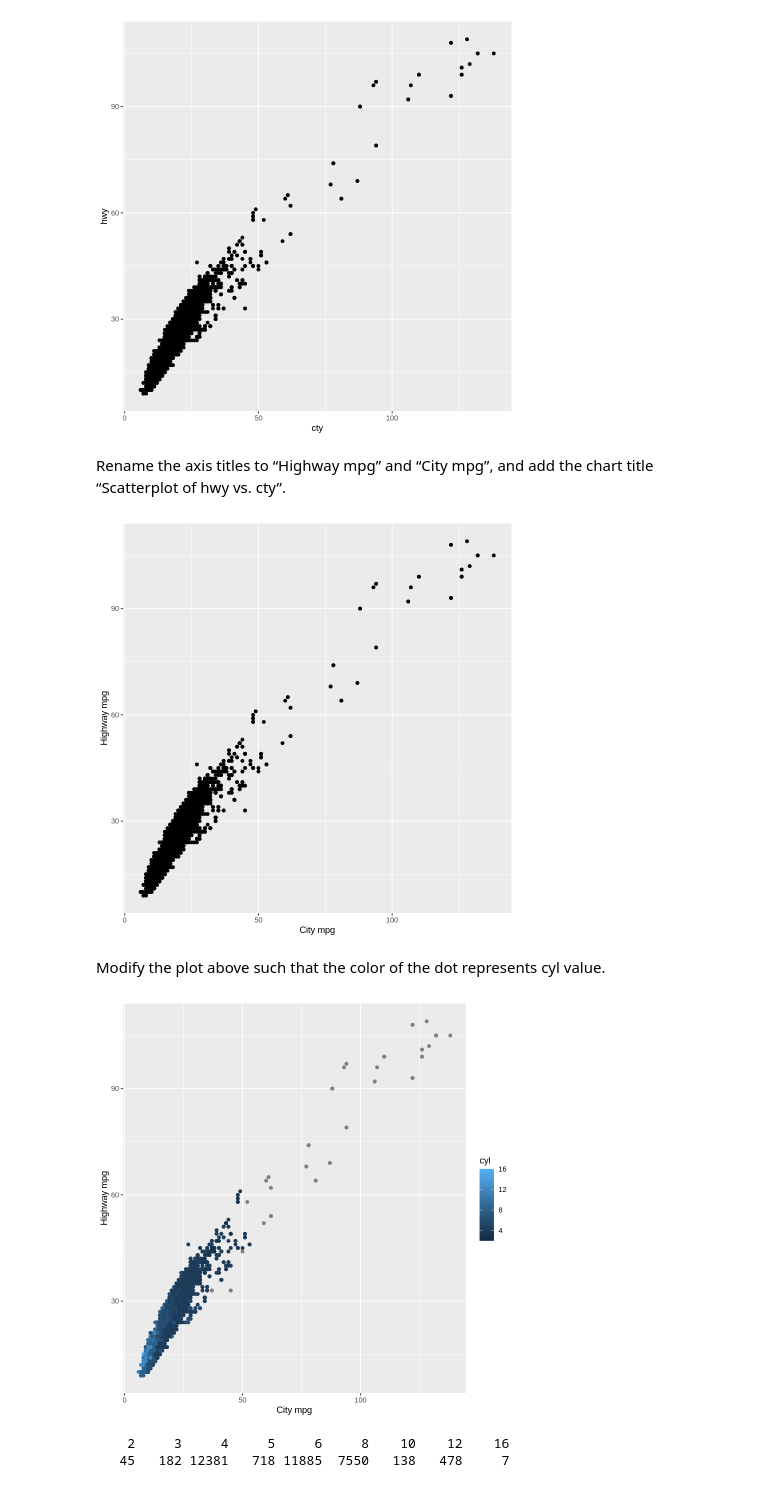
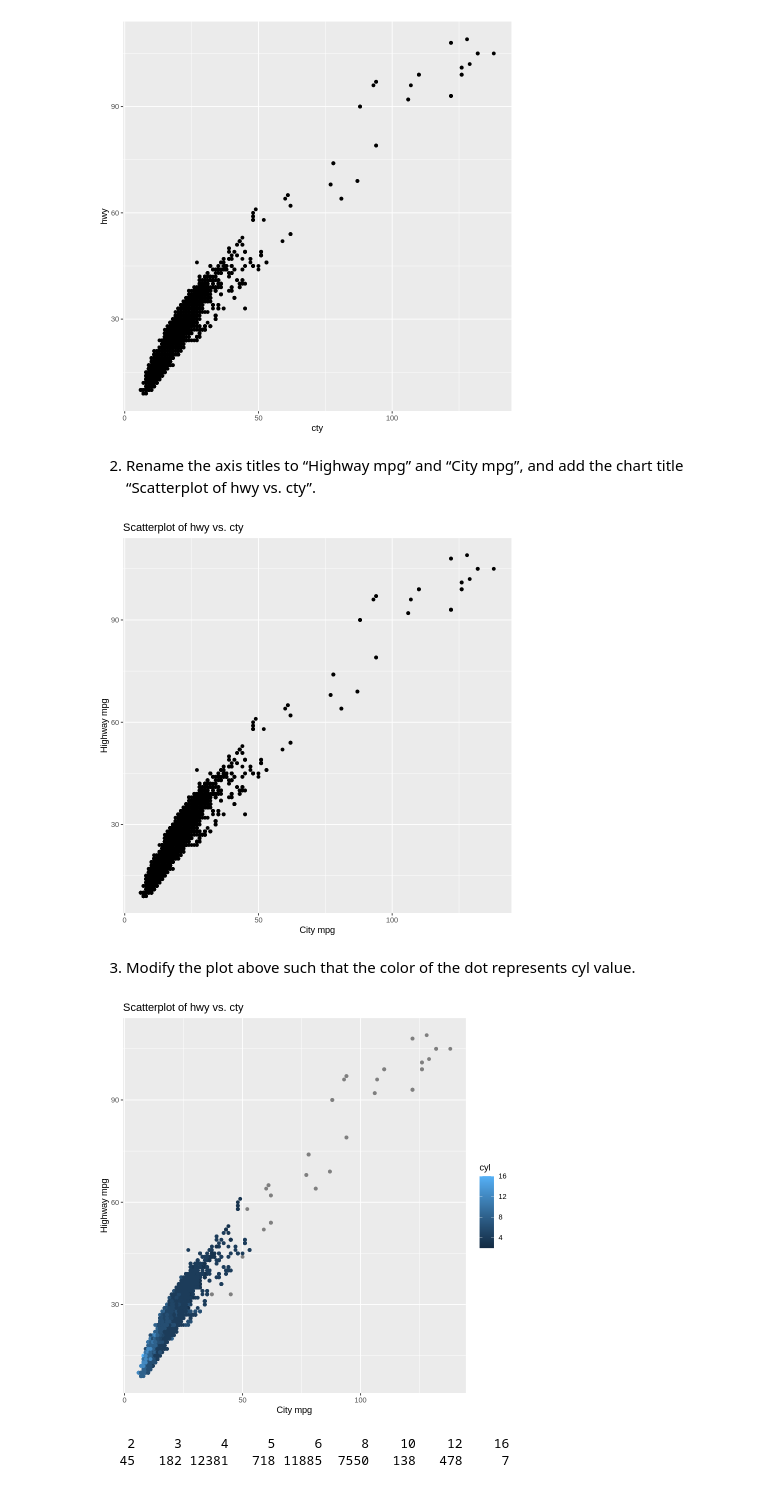
Before and after one commit to tskmr/BS, a Jupyter notebook: ex0530.ipynb, the cells around one changed output. Drawn from its saved outputs; the diff is of its cells as text; code cells hidden in the pictures.

```diff
--- a/ex0530.ipynb
+++ b/ex0530.ipynb
@@ -41,19 +28,20 @@ ggplot() +
 # %% [output]
 [figure]
 # %% [markdown]
-Rename the axis titles to “Highway mpg” and “City mpg”, and add the chart title “Scatterplot of hwy vs. cty”.
+2. Rename the axis titles to “Highway mpg” and “City mpg”, and add the chart title “Scatterplot of hwy vs. cty”.
 # %%
-last_plot() + xlab("City mpg") + ylab("Highway mpg")
+last_plot() + xlab("City mpg") + ylab("Highway mpg") + ggtitle("Scatterplot of hwy vs. cty")
 # %% [output]
-[figure, old version]
+[figure, new version]
 # %% [markdown]
-Modify the plot above such that the color of the dot represents cyl value.
+3. Modify the plot above such that the color of the dot represents cyl value.
 # %%
 ggplot() +
     geom_point(data = vehicles,
-               mapping = aes(x = cty, y = hwy, col=cyl))+ xlab("City mpg") + ylab("Highway mpg")
+               mapping = aes(x = cty, y = hwy, col=cyl))+ xlab("City mpg") + ylab("Highway mpg")+
+                 ggtitle("Scatterplot of hwy vs. cty")
 # %% [output]
-[figure, old version]
+[figure, new version]
 # %%
 table(vehicles$cyl)
 # %% [output]
```
Also changed, not shown: parts of 20 cells of this notebook.
